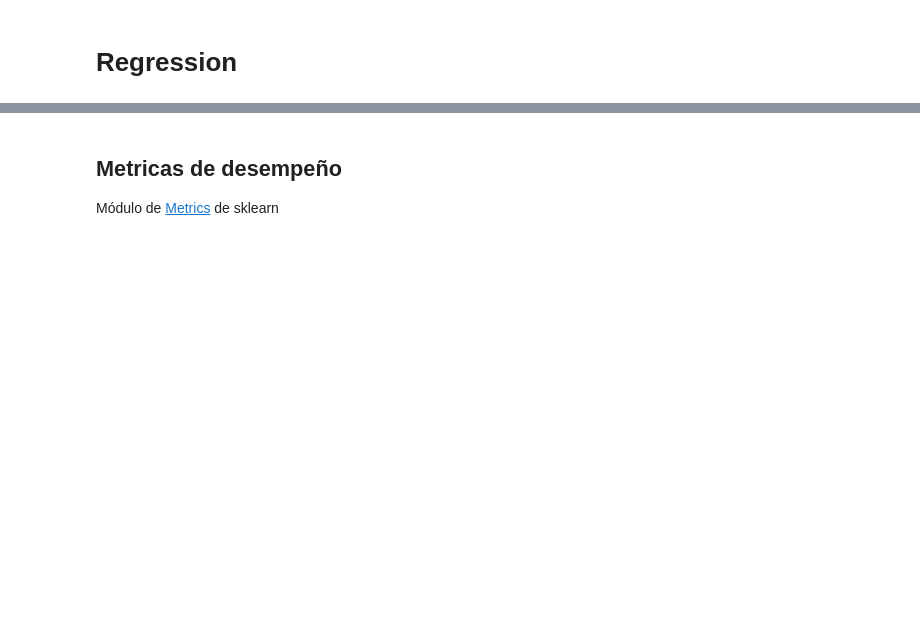
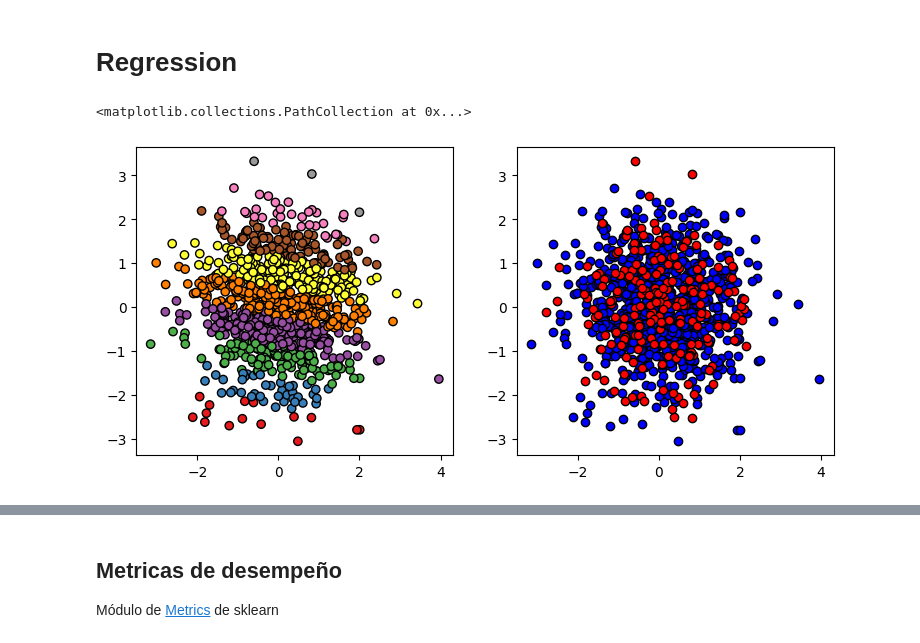
Before and after one commit to JuanJRP/machine_learning, a Jupyter notebook: Sem_05/Supervised_Metrics.ipynb, the cells around one changed output, grey strips where cells are left out. Cells and saved outputs as stored; diff of their text form; code cells hidden in the pictures; blank space fills up the shorter version.

```diff
--- a/Sem_05/Supervised_Metrics.ipynb
+++ b/Sem_05/Supervised_Metrics.ipynb
@@ -161,13 +161,18 @@ from sklearn.linear_model import LinearRegression
 # Import validation
 from sklearn.model_selection import train_test_split
 # %%
-X, y = make_regression(n_samples = 1000, n_features = _ , noise = _ , random_state = 1)
+X, y = make_regression(n_samples = 1000, n_features = 2 , noise = 2 , random_state = 1)
 
 X_train, X_test, y_train, y_test = train_test_split(X, y, test_size = 0.2, random_state = 1)
-
 
 np.random.seed(0)
 y_test = y_test + np.random.normal(len(y_test)) * 0.1
 
 # Plot train / test data
-_
+_, axes = plt.subplots(1,2, figsize = (9,4))
+axes[0].scatter(X[:,0], X[:,1], c = y, cmap = "Set1", edgecolors="k")
+axes[1].scatter(X_train[:,0], X_train[:,1], c = "b", edgecolors="k")
+axes[1].scatter(X_test[:,0], X_test[:,1], c = "r", edgecolors="k")
+# %% [output]
+<matplotlib.collections.PathCollection at 0x...>
+[figure, added]
```
Also changed, not shown: parts of 4 cells of this notebook, 1 other file.
